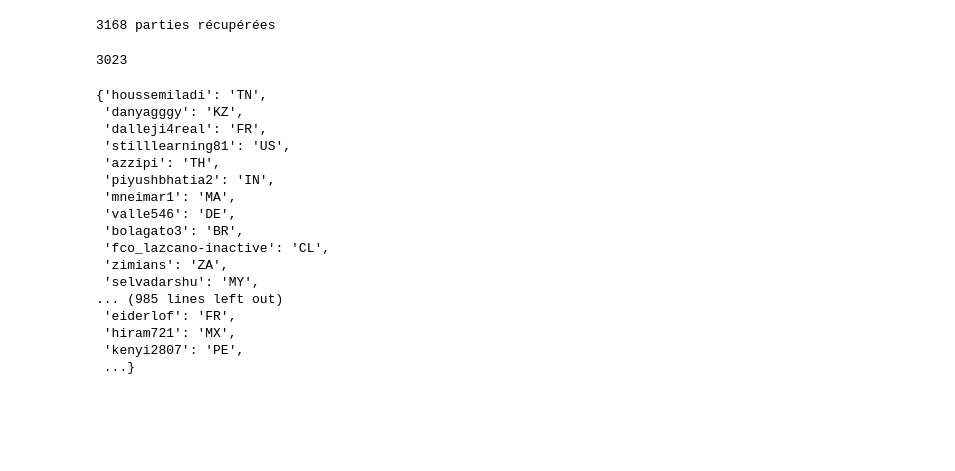
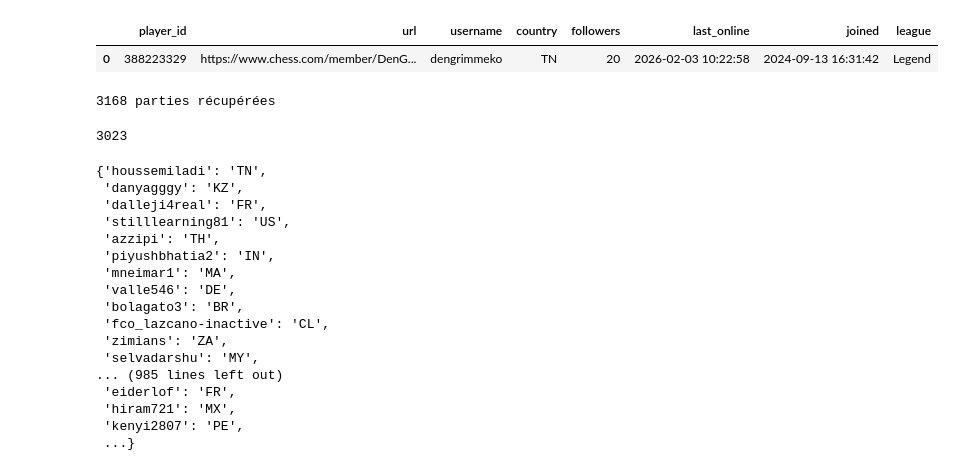
Before and after one commit to Ahmedbdk/chess-data-project, a Jupyter notebook: chess_ETL.ipynb, the cells around one changed output. Saved outputs shown, nothing was run; the diff lists cells and outputs as text; code cells hidden in the pictures; blank space fills up the shorter version.

Commit message:
player info added
Status : functional

```diff
--- a/chess_ETL.ipynb
+++ b/chess_ETL.ipynb
@@ -17,3 +17,34 @@ def get_archives(username):
         raise Exception(f"Erreur API archives: {response.status_code}")
 
     return response.json()["archives"]
+# %%
+def get_player_info(username):
+    url = f"https://api.chess.com/pub/player/{username}"
+    response = requests.get(url, headers=HEADERS)
+    if response.status_code != 200:
+        raise Exception(f"Erreur API archives: {response.status_code}")
+
+    return response.json()
+# %%
+def parse_player_info(info):
+    table = []
+
+    row = {
+        "player_id": info.get("player_id"),
+        "url": info.get("url"),
+        "username": info.get("username"),
+        "country": info.get("country").split("/")[-1],
+        "followers": info.get("followers"),
+        "last_online": pd.to_datetime(info.get("last_online"), unit="s"),
+        "joined": pd.to_datetime(info.get("joined"), unit="s"),
+        "league": info.get("league")
+    }
+    table.append(row)
+    df = pd.DataFrame(table)
+    return df
+# %%
+df = parse_player_info(get_player_info('dengrimmeko'))
+df
+# %% [output]
+|  | player_id | url | username | country | followers | last_online | joined | league |
+| 0 | 388223329 | https://www.chess.com/member/DenG... | dengrimmeko | TN | 20 | 2026-02-03 10:22:58 | 2024-09-13 16:31:42 | Legend |
```
Also changed, not shown: parts of 1 cell of this notebook, 4 other files.
